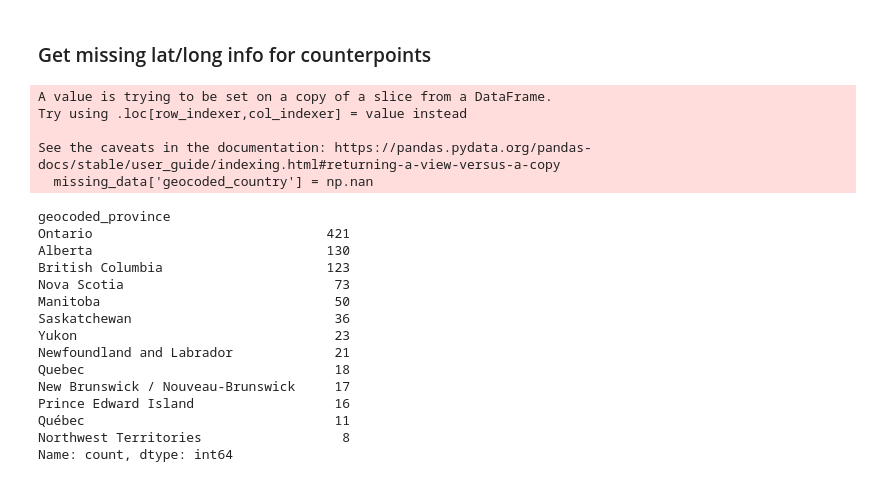
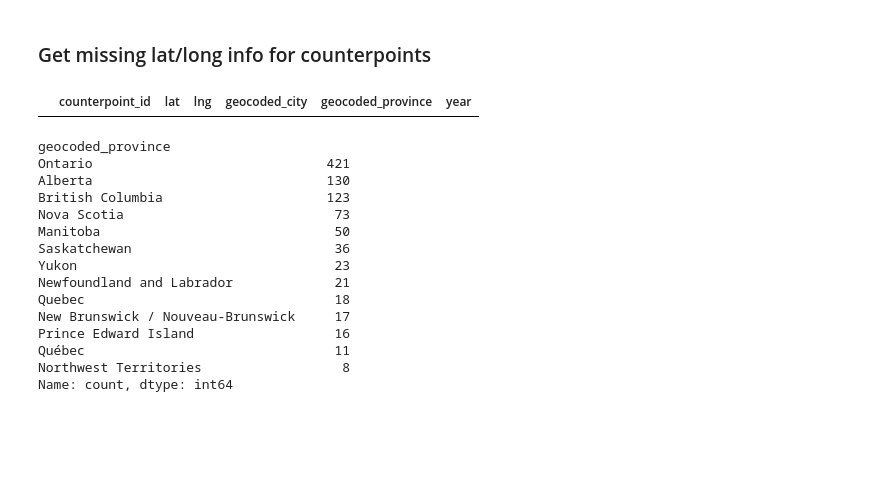
Before and after one commit to mbonsma/PedalPollSondoVelo, a Jupyter notebook: counterpoint_location_grouping.ipynb, the cells around one changed output. Drawn from its saved outputs; the diff is of its cells as text; code cells hidden in the pictures; blank space fills up the shorter version.

Commit message:
deal with pandas copy warnings

```diff
--- a/counterpoint_location_grouping.ipynb
+++ b/counterpoint_location_grouping.ipynb
@@ -82,15 +84,14 @@ from tqdm import tqdm
 # %%
 # counterpoints with missing metadata, usually from paper counts
 missing_data = counterpoint_ids[np.any(counterpoint_ids[['lat', 'lng', 'geocoded_city', 'geocoded_province']].isna(), axis = 1)]
+# %%
+missing_data[missing_data['counterpoint_id'] == 5888]
+# %% [output]
+|  | counterpoint_id | lat | lng | geocoded_city | geocoded_province | year |
 # %%
 # initialize country column
 missing_data['geocoded_country'] = np.nan
+missing_data['geocoded_country'] = missing_data['geocoded_country'].astype('object')
-# %% [output]
-A value is trying to be set on a copy of a slice from a DataFrame.
-Try using .loc[row_indexer,col_indexer] = value instead
-
-See the caveats in the documentation: https://pandas.pydata.org/pandas-docs/stable/user_guide/indexing.html#returning-a-view-versus-a-copy
-  missing_data['geocoded_country'] = np.nan
 # %%
 for i, row in tqdm(missing_data.iterrows()):
     # get counterpoint data from the api
```
Also changed, not shown: parts of 6 cells of this notebook.
